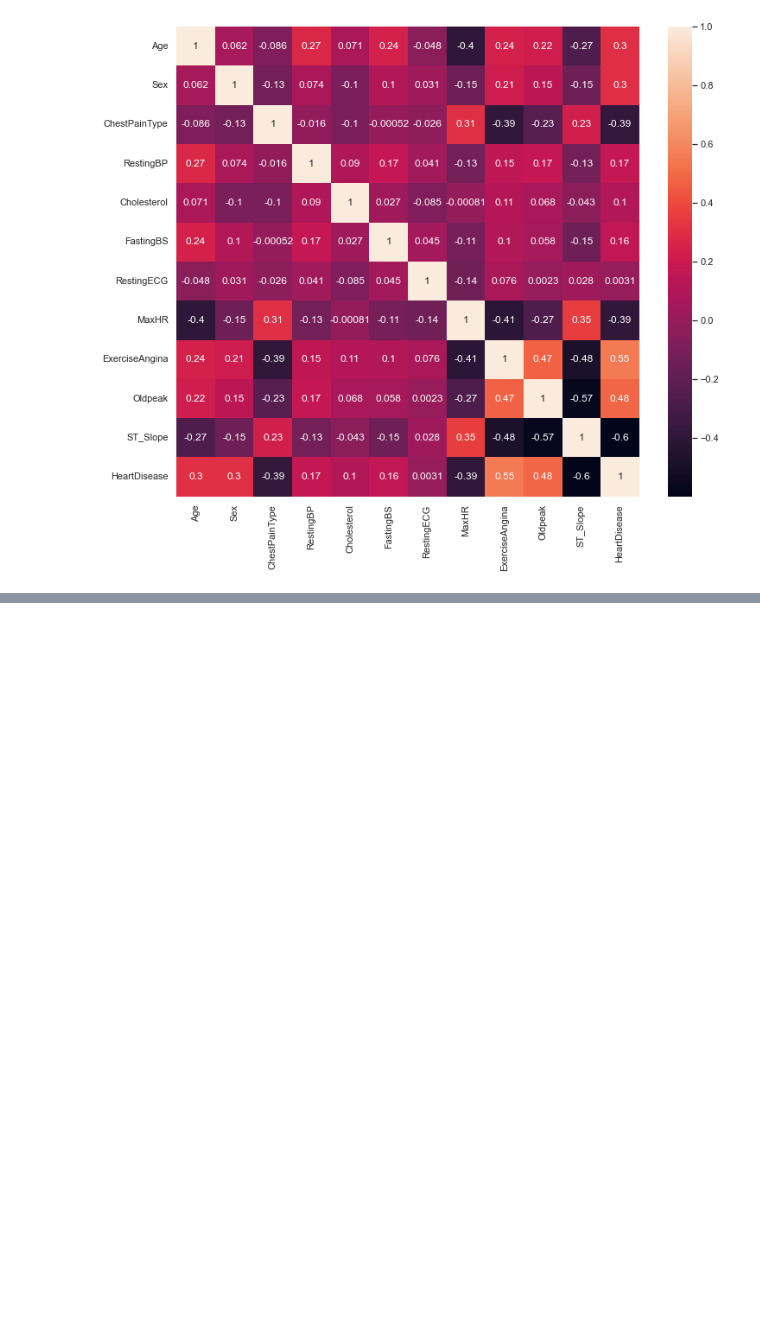
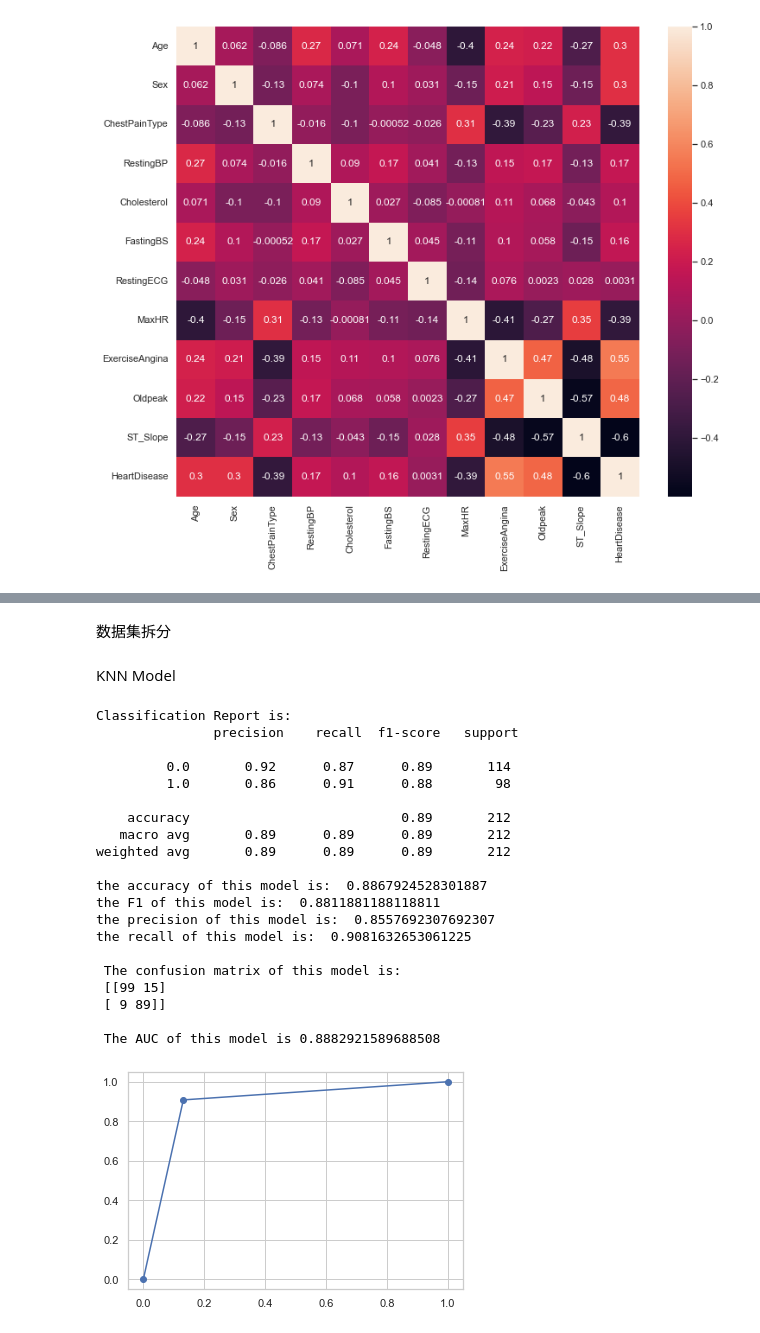
Before and after one commit to ZizhengFan/HeartDiseasePrediction, a Jupyter notebook: beta.ipynb, the cells around one changed output, grey strips where cells are left out. Drawn from its saved outputs; the diff is of its cells as text; code cells hidden in the pictures; blank space fills up the shorter version.

Commit message:
implement KNN SVM and DT model

```diff
--- a/beta.ipynb
+++ b/beta.ipynb
@@ -277,0 +337,3 @@ plt.show()
+# %%
+y = df.pop('HeartDisease')
+X = df.copy()
@@ -277,0 +346,6 @@ plt.show()
+# %%
+ss = StandardScaler()
+columns = X.columns
+X = ss.fit_transform(X)
+X = pd.DataFrame(X, columns=columns)
+X.head()
@@ -277,0 +359,67 @@ plt.show()
+# %% [markdown]
+数据集拆分
+# %%
+X_train, X_test, y_train, y_test = train_test_split(X, y, test_size=0.3, random_state=42)
+# %% [markdown]
+KNN Model
+# %%
+model = KNeighborsClassifier()
+p=[1,2]
+weights = ['uniform', 'distance']
+metric = ['euclidean', 'manhattan', 'minkowski']
+
+hyperparameters = dict(p=p,weights=weights,metric=metric)
+
+cv = RepeatedStratifiedKFold(n_splits=10, n_repeats=3, random_state=1)
+grid_search = GridSearchCV(estimator=model, param_grid=hyperparameters, n_jobs=-1, cv=cv, scoring='f1',error_score=0)
+
+
+
+
+# knn = KNeighborsClassifier(n_neighbors = 5, p = 2, metric='minkowski')
+# knn = KNeighborsClassifier(n_neighbors = 5)
+# knn_model = knn.fit(X_train, y_train)
+knn_model = grid_search.fit(X_train, y_train)
+
+y_predicted_knn = knn_model.predict(X_test)
+print("Classification Report is:\n",classification_report(y_test, y_predicted_knn))
+m = confusion_matrix(y_test , y_predicted_knn)
+print("the accuracy of this model is: ",
+      accuracy_score(y_test , y_predicted_knn))
+print("the F1 of this model is: ",
+      f1_score(y_test , y_predicted_knn))
+print("the precision of this model is: ",
+      precision_score(y_test , y_predicted_knn))
+print("the recall of this model is: ",
+      recall_score(y_test , y_predicted_knn))
+print("\n The confusion matrix of this model is: ", "\n", m)
+
+# Plotting the ROCCurve of bayes model
+fpr_bayes, tpr_bayes, thresold_bayes = roc_curve(y_test, y_predicted_knn)
+AUC = auc(fpr_bayes, tpr_bayes)
+print(f"\n The AUC of this model is {AUC}")
+plt.figure()
+plt.plot(fpr_bayes, tpr_bayes, marker="o")
+plt.show()
+# %% [output]
+Classification Report is:
+               precision    recall  f1-score   support
+
+         0.0       0.92      0.87      0.89       114
+         1.0       0.86      0.91      0.88        98
+
+    accuracy                           0.89       212
+   macro avg       0.89      0.89      0.89       212
+weighted avg       0.89      0.89      0.89       212
+
+the accuracy of this model is:  0.8867924528301887
+the F1 of this model is:  0.8811881188118811
+the precision of this model is:  0.8557692307692307
+the recall of this model is:  0.9081632653061225
+
+ The confusion matrix of this model is:
+ [[99 15]
+ [ 9 89]]
+
+ The AUC of this model is 0.8882921589688508
+[figure, added]
```
Also changed, not shown: parts of 24 cells of this notebook.
